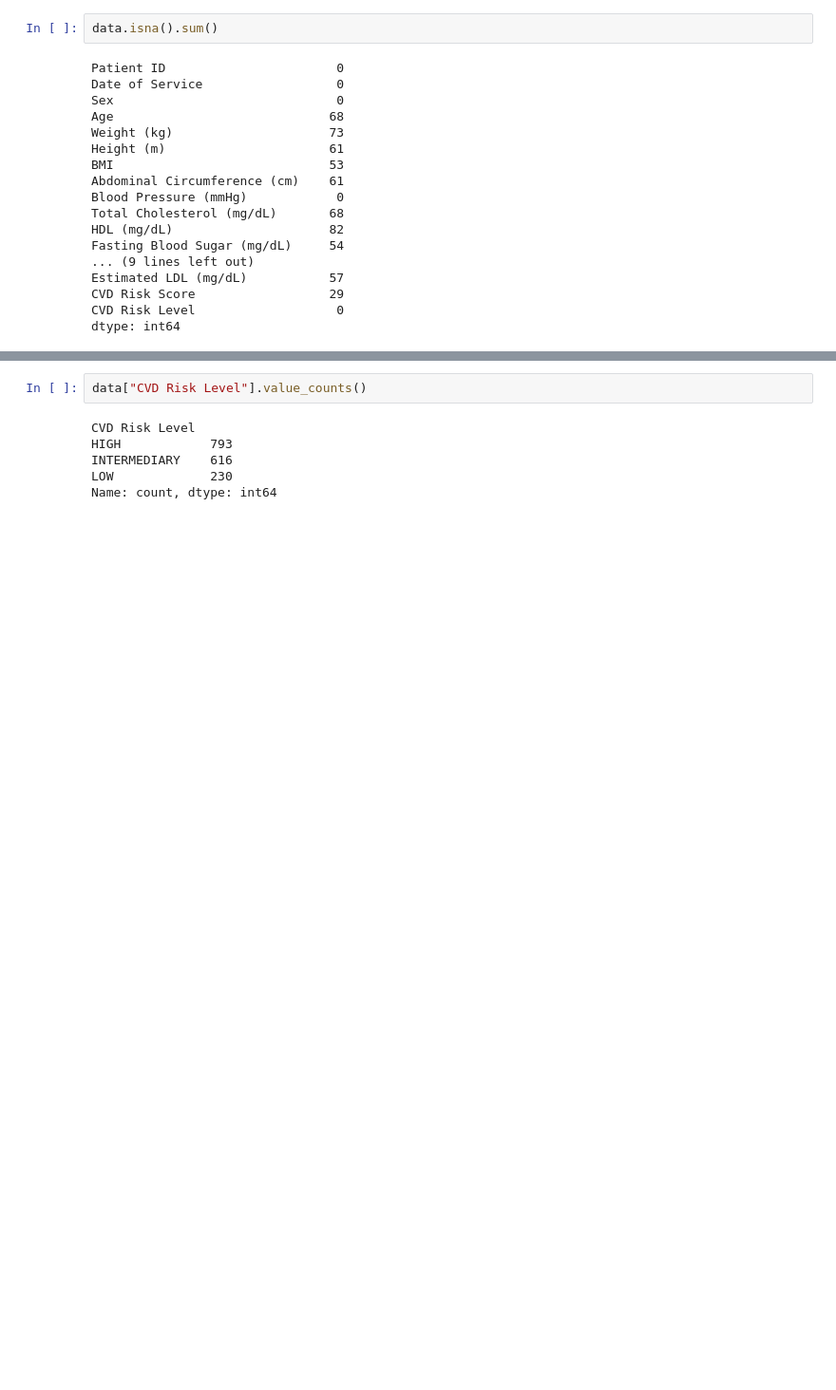
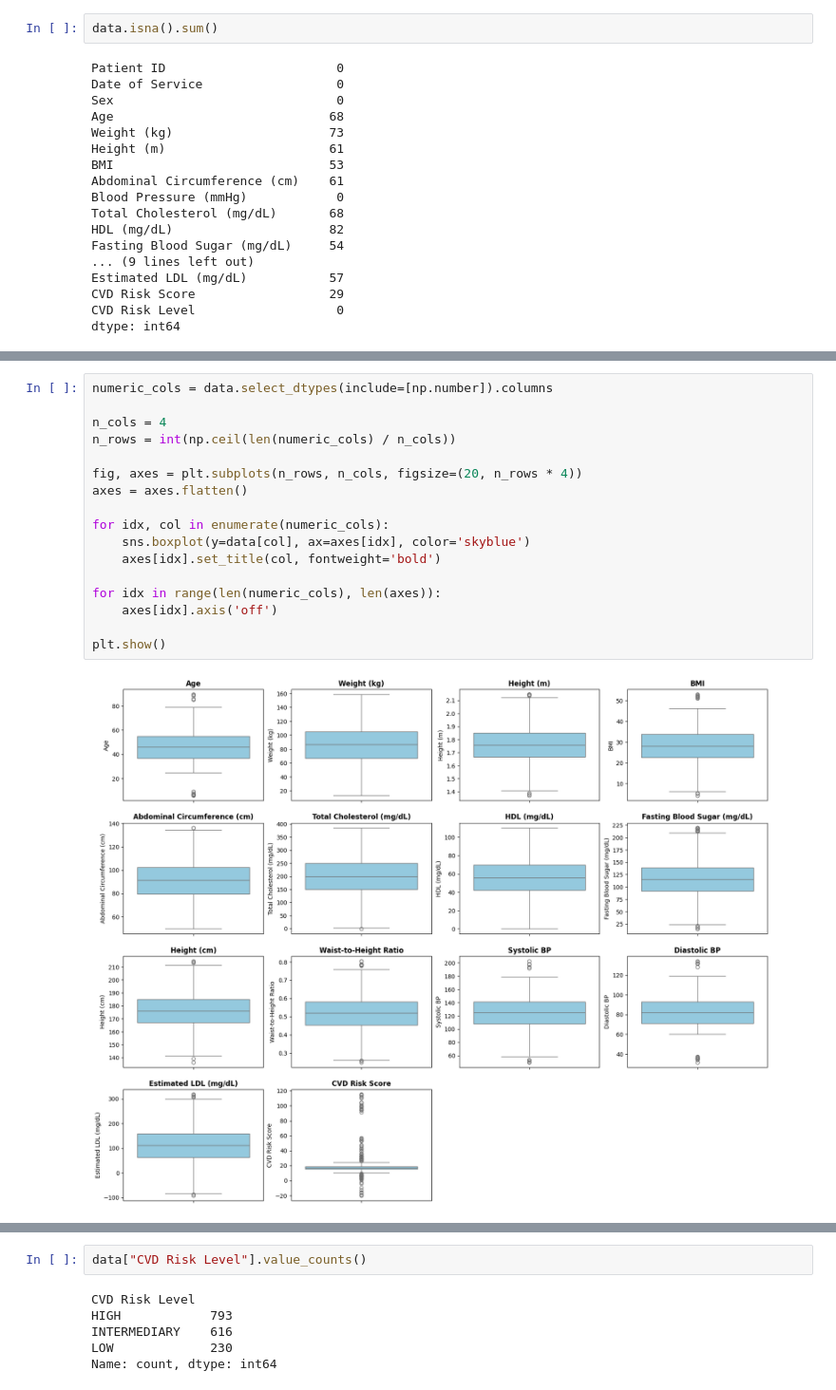
Before and after one commit to AlisonAristizabal/MaterialDeClase-ISIS-2611, a Jupyter notebook: Laboratorios/L1 Regresion Lineal/AnlisisDatos.ipynb, the cells around one changed output, grey strips where cells are left out. Shown at 95% size. Drawn from its saved outputs; the diff is of its cells as text; blank space fills up the shorter version.

```diff
--- a/Laboratorios/L1 Regresion Lineal/AnlisisDatos.ipynb
+++ b/Laboratorios/L1 Regresion Lineal/AnlisisDatos.ipynb
@@ -130,0 +172,19 @@ dtype: int64
+# %%
+numeric_cols = data.select_dtypes(include=[np.number]).columns
+
+n_cols = 4
+n_rows = int(np.ceil(len(numeric_cols) / n_cols))
+
+fig, axes = plt.subplots(n_rows, n_cols, figsize=(20, n_rows * 4))
+axes = axes.flatten()
+
+for idx, col in enumerate(numeric_cols):
+    sns.boxplot(y=data[col], ax=axes[idx], color='skyblue')
+    axes[idx].set_title(col, fontweight='bold')
+
+for idx in range(len(numeric_cols), len(axes)):
+    axes[idx].axis('off')
+
+plt.show()
+# %% [output]
+[figure, added]
```
Also changed, not shown: parts of 26 cells of this notebook.
